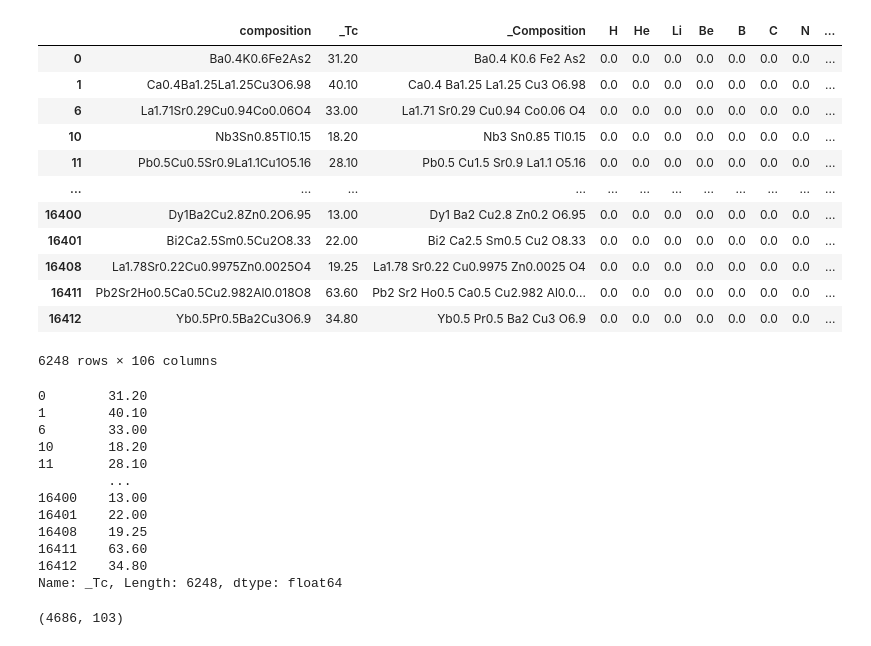
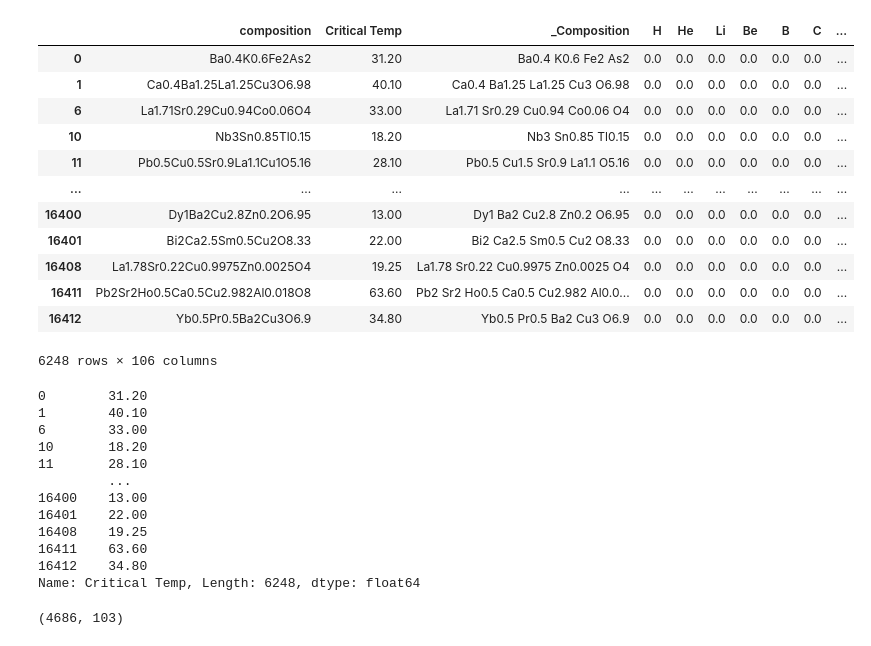
Before and after one commit to TheDataIsaac/Final-Year-ML-Project, a Jupyter notebook: Regression/SC ML Project - Machine Learning-EF (RF)-Copy1.ipynb, the cells around one changed output. Drawn from its saved outputs; the diff is of its cells as text; code cells hidden in the pictures.

```diff
--- a/Regression/SC ML Project - Machine Learning-EF (RF)-Copy1.ipynb
+++ b/Regression/SC ML Project - Machine Learning-EF (RF)-Copy1.ipynb
@@ -26,20 +26,20 @@ df_sc
 16375 rows × 106 columns
 # %%
-df_sc = df_sc[df_sc["_Tc"]>=10]
+df_sc = df_sc[df_sc["Critical Temp"]>=10]
 df_sc
 # %% [output]
-|  | composition | _Tc | _Composition | H | He | Li | Be | B | C | N | ... |
-| 0 | Ba0.4K0.6Fe2As2 | 31.20 | Ba0.4 K0.6 Fe2 As2 | 0.0 | 0.0 | 0.0 | 0.0 | 0.0 | 0.0 | 0.0 | ... |
-| 1 | Ca0.4Ba1.25La1.25Cu3O6.98 | 40.10 | Ca0.4 Ba1.25 La1.25 Cu3 O6.98 | 0.0 | 0.0 | 0.0 | 0.0 | 0.0 | 0.0 | 0.0 | ... |
-| 6 | La1.71Sr0.29Cu0.94Co0.06O4 | 33.00 | La1.71 Sr0.29 Cu0.94 Co0.06 O4 | 0.0 | 0.0 | 0.0 | 0.0 | 0.0 | 0.0 | 0.0 | ... |
-| 10 | Nb3Sn0.85Tl0.15 | 18.20 | Nb3 Sn0.85 Tl0.15 | 0.0 | 0.0 | 0.0 | 0.0 | 0.0 | 0.0 | 0.0 | ... |
-| 11 | Pb0.5Cu0.5Sr0.9La1.1Cu1O5.16 | 28.10 | Pb0.5 Cu1.5 Sr0.9 La1.1 O5.16 | 0.0 | 0.0 | 0.0 | 0.0 | 0.0 | 0.0 | 0.0 | ... |
-| ... | ... | ... | ... | ... | ... | ... | ... | ... | ... | ... | ... |
-| 16400 | Dy1Ba2Cu2.8Zn0.2O6.95 | 13.00 | Dy1 Ba2 Cu2.8 Zn0.2 O6.95 | 0.0 | 0.0 | 0.0 | 0.0 | 0.0 | 0.0 | 0.0 | ... |
-| 16401 | Bi2Ca2.5Sm0.5Cu2O8.33 | 22.00 | Bi2 Ca2.5 Sm0.5 Cu2 O8.33 | 0.0 | 0.0 | 0.0 | 0.0 | 0.0 | 0.0 | 0.0 | ... |
-| 16408 | La1.78Sr0.22Cu0.9975Zn0.0025O4 | 19.25 | La1.78 Sr0.22 Cu0.9975 Zn0.0025 O4 | 0.0 | 0.0 | 0.0 | 0.0 | 0.0 | 0.0 | 0.0 | ... |
-| 16411 | Pb2Sr2Ho0.5Ca0.5Cu2.982Al0.018O8 | 63.60 | Pb2 Sr2 Ho0.5 Ca0.5 Cu2.982 Al0.0... | 0.0 | 0.0 | 0.0 | 0.0 | 0.0 | 0.0 | 0.0 | ... |
-| 16412 | Yb0.5Pr0.5Ba2Cu3O6.9 | 34.80 | Yb0.5 Pr0.5 Ba2 Cu3 O6.9 | 0.0 | 0.0 | 0.0 | 0.0 | 0.0 | 0.0 | 0.0 | ... |
+|  | composition | Critical Temp | _Composition | H | He | Li | Be | B | C | ... |
+| 0 | Ba0.4K0.6Fe2As2 | 31.20 | Ba0.4 K0.6 Fe2 As2 | 0.0 | 0.0 | 0.0 | 0.0 | 0.0 | 0.0 | ... |
+| 1 | Ca0.4Ba1.25La1.25Cu3O6.98 | 40.10 | Ca0.4 Ba1.25 La1.25 Cu3 O6.98 | 0.0 | 0.0 | 0.0 | 0.0 | 0.0 | 0.0 | ... |
+| 6 | La1.71Sr0.29Cu0.94Co0.06O4 | 33.00 | La1.71 Sr0.29 Cu0.94 Co0.06 O4 | 0.0 | 0.0 | 0.0 | 0.0 | 0.0 | 0.0 | ... |
+| 10 | Nb3Sn0.85Tl0.15 | 18.20 | Nb3 Sn0.85 Tl0.15 | 0.0 | 0.0 | 0.0 | 0.0 | 0.0 | 0.0 | ... |
+| 11 | Pb0.5Cu0.5Sr0.9La1.1Cu1O5.16 | 28.10 | Pb0.5 Cu1.5 Sr0.9 La1.1 O5.16 | 0.0 | 0.0 | 0.0 | 0.0 | 0.0 | 0.0 | ... |
+| ... | ... | ... | ... | ... | ... | ... | ... | ... | ... | ... |
+| 16400 | Dy1Ba2Cu2.8Zn0.2O6.95 | 13.00 | Dy1 Ba2 Cu2.8 Zn0.2 O6.95 | 0.0 | 0.0 | 0.0 | 0.0 | 0.0 | 0.0 | ... |
+| 16401 | Bi2Ca2.5Sm0.5Cu2O8.33 | 22.00 | Bi2 Ca2.5 Sm0.5 Cu2 O8.33 | 0.0 | 0.0 | 0.0 | 0.0 | 0.0 | 0.0 | ... |
+| 16408 | La1.78Sr0.22Cu0.9975Zn0.0025O4 | 19.25 | La1.78 Sr0.22 Cu0.9975 Zn0.0025 O4 | 0.0 | 0.0 | 0.0 | 0.0 | 0.0 | 0.0 | ... |
+| 16411 | Pb2Sr2Ho0.5Ca0.5Cu2.982Al0.018O8 | 63.60 | Pb2 Sr2 Ho0.5 Ca0.5 Cu2.982 Al0.0... | 0.0 | 0.0 | 0.0 | 0.0 | 0.0 | 0.0 | ... |
+| 16412 | Yb0.5Pr0.5Ba2Cu3O6.9 | 34.80 | Yb0.5 Pr0.5 Ba2 Cu3 O6.9 | 0.0 | 0.0 | 0.0 | 0.0 | 0.0 | 0.0 | ... |
 6248 rows × 106 columns
 # %%
 X = df_sc.iloc[:, 3:]
@@ -47,5 +47,5 @@ y = df_sc['_Tc']
 # %%
-df_sc['_Tc']
+df_sc['Critical Temp']
 # %% [output]
 0        31.20
 1        40.10
@@ -58,7 +58,7 @@ df_sc['_Tc']
 16408    19.25
 16411    63.60
 16412    34.80
-Name: _Tc, Length: 6248, dtype: float64
+Name: Critical Temp, Length: 6248, dtype: float64
 # %%
 # Train-Test Split
 X_train, X_test, y_train, y_test = train_test_split(X, y, test_size=0.25, random_state=42)
```
Also changed, not shown: parts of 3 cells of this notebook, 3 other files.
